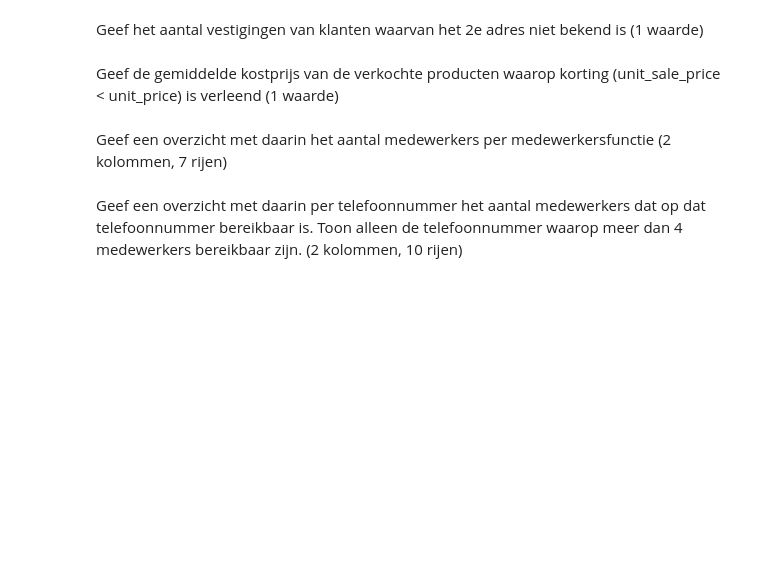
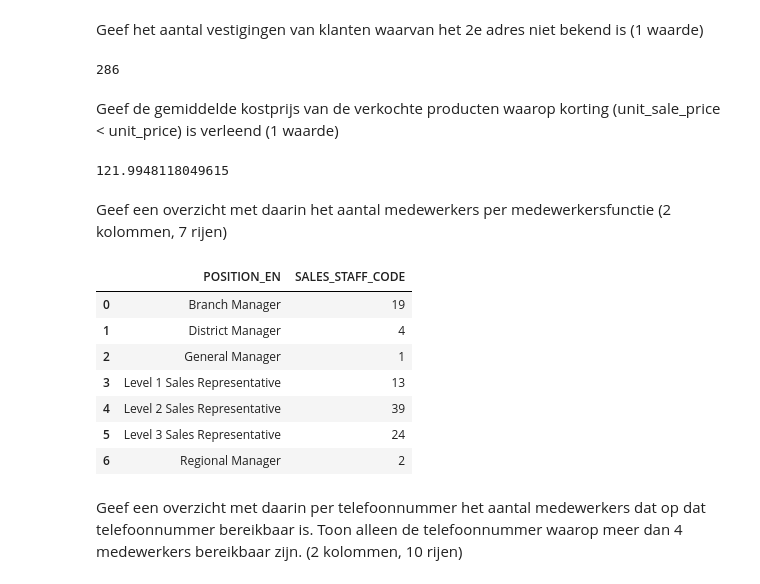
Before and after one commit to CroissantDevourer/dedsportfolio, a Jupyter notebook: Practicum_2.3_Opdrachten.ipynb, the cells around one changed output. Drawn from its saved outputs; the diff is of its cells as text; code cells hidden in the pictures; blank space fills up the shorter version.

```diff
--- a/Practicum_2.3_Opdrachten.ipynb
+++ b/Practicum_2.3_Opdrachten.ipynb
@@ -190,8 +198,31 @@ avg_margin
 # %% [markdown]
 Geef het aantal vestigingen van klanten waarvan het 2e adres niet bekend is (1 waarde)
+# %%
+unknown_address2_count = retailer_site_df['ADDRESS2'].isnull().sum()
+unknown_address2_count
+# %% [output]
+286
 # %% [markdown]
 Geef de gemiddelde kostprijs van de verkochte producten waarop korting (unit_sale_price < unit_price) is verleend (1 waarde)
+# %%
+unit_sale = order_details_df[order_details_df['UNIT_SALE_PRICE'] < order_details_df['UNIT_PRICE']]
+avg_cost_sale = unit_sale['UNIT_COST'].astype(float).mean()
+avg_cost_sale
+# %% [output]
+121.9948118049615
 # %% [markdown]
 Geef een overzicht met daarin het aantal medewerkers per medewerkersfunctie (2 kolommen, 7 rijen)
+# %%
+staff_position = sales_staff_df.groupby('POSITION_EN', as_index = False)['SALES_STAFF_CODE'].count()
+staff_position
+# %% [output]
+|  | POSITION_EN | SALES_STAFF_CODE |
+| 0 | Branch Manager | 19 |
+| 1 | District Manager | 4 |
+| 2 | General Manager | 1 |
+| 3 | Level 1 Sales Representative | 13 |
+| 4 | Level 2 Sales Representative | 39 |
+| 5 | Level 3 Sales Representative | 24 |
+| 6 | Regional Manager | 2 |
 # %% [markdown]
 Geef een overzicht met daarin per telefoonnummer het aantal medewerkers dat op dat telefoonnummer bereikbaar is. Toon alleen de telefoonnummer waarop meer dan 4 medewerkers bereikbaar zijn. (2 kolommen, 10 rijen)
```
Also changed, not shown: parts of 7 cells of this notebook.
